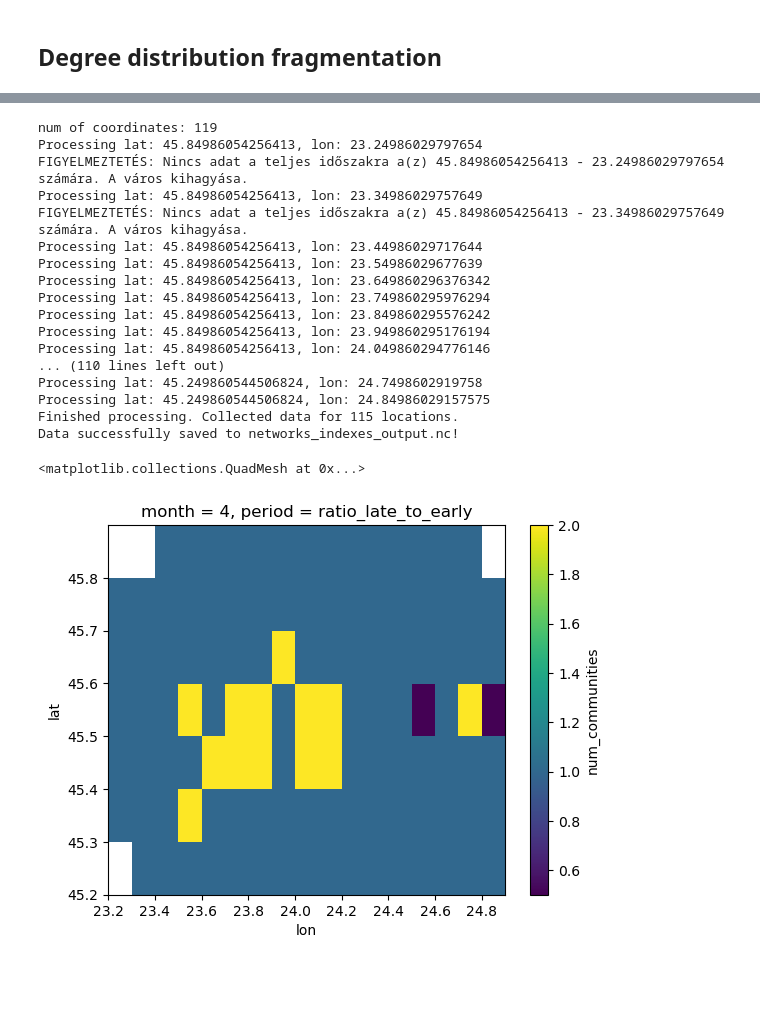
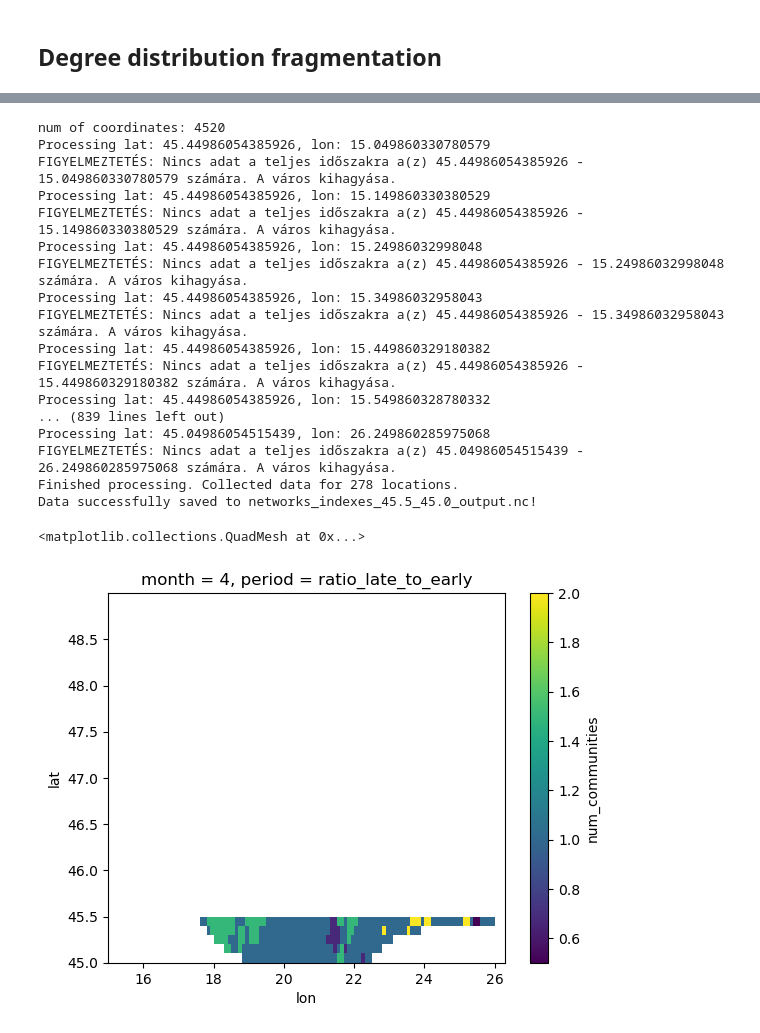
Before and after one commit to Saska1618/TimeBasedClimateNetworks, a Jupyter notebook: networks/pipeline/create_networks_calculate_indexes.ipynb, the cells around one changed output, grey strips where cells are left out. Saved outputs shown, nothing was run; the diff lists cells and outputs as text; code cells hidden in the pictures; blank space fills up the shorter version.

```diff
--- a/networks/pipeline/create_networks_calculate_indexes.ipynb
+++ b/networks/pipeline/create_networks_calculate_indexes.ipynb
@@ -852,6 +834,9 @@ Created early, late and full networks for 45.84986054256413 - 23.44986029717644
 import xarray as xr
 import numpy as np
 import itertools
+
+start_lat = 45.5
+end_lat = 45.0
 
 # 1. Initialize a list to collect results for each location
 results_list = []
@@ -863,22 +848,25 @@ print(f"num of coordinates: {total_combinations}")
 
 # 2. Run the loop and store outputs instead of just printing
 for lat, lon in grid_points:
-    print(f"Processing lat: {lat}, lon: {lon}")
 
-    early_network, late_network, full_network = create_networks_withs_shared_pca(lat, lon)
-    if early_network is not None and late_network is not None and full_network is not None:
+    if lat < start_lat and lat >= end_lat:
 
-        perc_idx = get_percolation_index(early_network, late_network)
-        comm_frag = get_community_fragmentation_index(early_network, late_network)
-        deg_frag = get_degree_distribution_fragmentation(early_network, late_network)
+        print(f"Processing lat: {lat}, lon: {lon}")
 
-        results_list.append({
-            'lat': lat,
-            'lon': lon,
-            'percolation_index': perc_idx,
-            'community_fragmentation': comm_frag,
-            'degree_fragmentation': deg_frag
-        })
+        early_network, late_network, full_network = create_networks_withs_shared_pca(lat, lon)
+        if early_network is not None and late_network is not None and full_network is not None:
+
+            perc_idx = get_percolation_index(early_network, late_network)
+            comm_frag = get_community_fragmentation_index(early_network, late_network)
+            deg_frag = get_degree_distribution_fragmentation(early_network, late_network)
+
+            results_list.append({
+                'lat': lat,
+                'lon': lon,
+                'percolation_index': perc_idx,
+                'community_fragmentation': comm_frag,
+                'degree_fragmentation': deg_frag
+            })
 
 print(f"Finished processing. Collected data for {len(results_list)} locations.")
 
@@ -960,36 +948,36 @@ ds_out = xr.Dataset(
     )
 )
 
-output_filename = "networks_indexes_output.nc"
+output_filename = f"networks_indexes_{start_lat}_{end_lat}_output.nc"
 ds_out.to_netcdf(output_filename)
 print(f"Data successfully saved to {output_filename}!")
 # %% [output]
-num of coordinates: 119
-Processing lat: 45.84986054256413, lon: 23.24986029797654
-FIGYELMEZTETÉS: Nincs adat a teljes időszakra a(z) 45.84986054256413 - 23.24986029797654 számára. A város kihagyása.
-Processing lat: 45.84986054256413, lon: 23.34986029757649
-FIGYELMEZTETÉS: Nincs adat a teljes időszakra a(z) 45.84986054256413 - 23.34986029757649 számára. A város kihagyása.
-Processing lat: 45.84986054256413, lon: 23.44986029717644
-Processing lat: 45.84986054256413, lon: 23.54986029677639
-Processing lat: 45.84986054256413, lon: 23.649860296376342
-Processing lat: 45.84986054256413, lon: 23.749860295976294
-Processing lat: 45.84986054256413, lon: 23.849860295576242
-Processing lat: 45.84986054256413, lon: 23.949860295176194
-Processing lat: 45.84986054256413, lon: 24.049860294776146
-... (110 lines left out)
-Processing lat: 45.249860544506824, lon: 24.7498602919758
-Processing lat: 45.249860544506824, lon: 24.84986029157575
-Finished processing. Collected data for 115 locations.
-Data successfully saved to networks_indexes_output.nc!
+num of coordinates: 4520
+Processing lat: 45.44986054385926, lon: 15.049860330780579
+FIGYELMEZTETÉS: Nincs adat a teljes időszakra a(z) 45.44986054385926 - 15.049860330780579 számára. A város kihagyása.
+Processing lat: 45.44986054385926, lon: 15.149860330380529
+FIGYELMEZTETÉS: Nincs adat a teljes időszakra a(z) 45.44986054385926 - 15.149860330380529 számára. A város kihagyása.
+Processing lat: 45.44986054385926, lon: 15.24986032998048
+FIGYELMEZTETÉS: Nincs adat a teljes időszakra a(z) 45.44986054385926 - 15.24986032998048 számára. A város kihagyása.
+Processing lat: 45.44986054385926, lon: 15.34986032958043
+FIGYELMEZTETÉS: Nincs adat a teljes időszakra a(z) 45.44986054385926 - 15.34986032958043 számára. A város kihagyása.
+Processing lat: 45.44986054385926, lon: 15.449860329180382
+FIGYELMEZTETÉS: Nincs adat a teljes időszakra a(z) 45.44986054385926 - 15.449860329180382 számára. A város kihagyása.
+Processing lat: 45.44986054385926, lon: 15.549860328780332
+... (839 lines left out)
+Processing lat: 45.04986054515439, lon: 26.249860285975068
+FIGYELMEZTETÉS: Nincs adat a teljes időszakra a(z) 45.04986054515439 - 26.249860285975068 számára. A város kihagyása.
+Finished processing. Collected data for 278 locations.
+Data successfully saved to networks_indexes_45.5_45.0_output.nc!
 # %%
 import xarray as xr
-ds = xr.open_dataset("networks_indexes_output.nc")
+ds = xr.open_dataset(f"networks_indexes_{start_lat}_{end_lat}_output.nc")
 
 # Example: Plot Shannon Entropy for Month 1, Early Period
 ds['num_communities'].sel(month=4, period='ratio_late_to_early').plot()
 # %% [output]
 <matplotlib.collections.QuadMesh at 0x...>
-[figure, old version]
+[figure, new version]
 # %%
 ds['percolation_index'].plot(cmap = 'RdBu')
 # %% [output]
```
Also changed, not shown: parts of 9 cells of this notebook, 10 other files.
